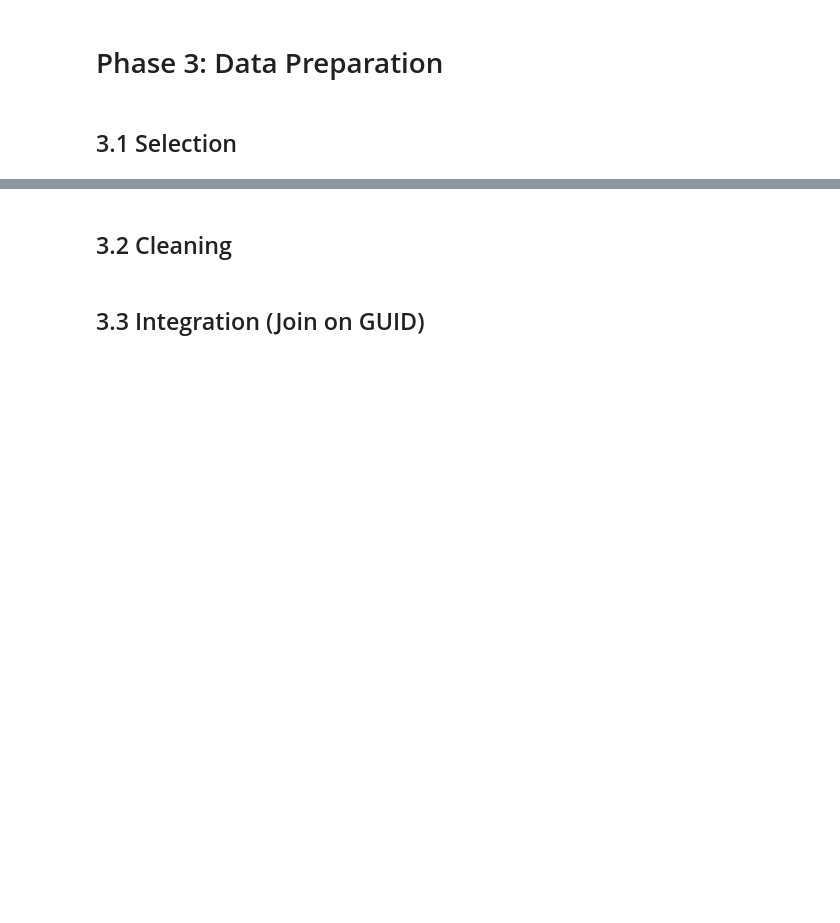
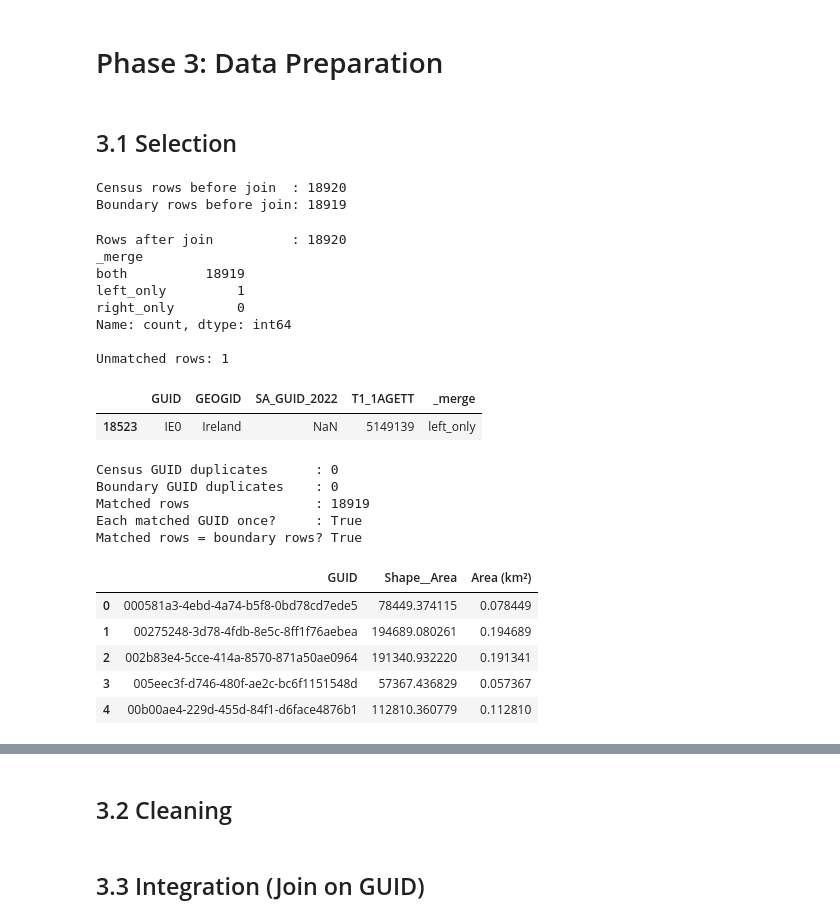
Before and after one commit to SwoopCodes/Data-Analytics_Irish-housing-density, a Jupyter notebook: notebooks/CA2_CRISP_DM_Notebook.ipynb, the cells around one changed output, grey strips where cells are left out. Drawn from its saved outputs; the diff is of its cells as text; code cells hidden in the pictures; blank space fills up the shorter version.

```diff
--- a/notebooks/CA2_CRISP_DM_Notebook.ipynb
+++ b/notebooks/CA2_CRISP_DM_Notebook.ipynb
@@ -708,3 +708,52 @@ Small areas are designed to hold roughly 80–120 homes each, so `% of small are
 # Phase 3: Data Preparation
 # %% [markdown]
 ## 3.1 Selection
+# %%
+print("Census rows before join  :", len(census))
+print("Boundary rows before join:", len(boundary))
+
+merged = census.merge(
+    boundary, left_on="GUID", right_on="SA_GUID_2022",
+    how="outer", validate="one_to_one", indicator=True,
+)
+
+print("Rows after join          :", len(merged))
+print(merged["_merge"].value_counts())
+
+unmatched = merged[merged["_merge"] != "both"]
+print("\nUnmatched rows:", len(unmatched))
+display(unmatched[["GUID", "GEOGID", "SA_GUID_2022", "T1_1AGETT", "_merge"]])
+
+matched = merged[merged["_merge"] == "both"]
+print("Census GUID duplicates      :", census["GUID"].duplicated().sum())
+print("Boundary GUID duplicates    :", boundary["SA_GUID_2022"].duplicated().sum())
+print("Matched rows                :", len(matched))
+print("Each matched GUID once?     :", matched["GUID"].is_unique)
+print("Matched rows = boundary rows?", len(matched) == len(boundary))
+
+merged["Area (km²)"] = merged["Shape__Area"] / 1_000_000
+merged[["GUID", "Shape__Area", "Area (km²)"]].head()
+# %% [output]
+Census rows before join  : 18920
+Boundary rows before join: 18919
+Rows after join          : 18920
+_merge
+both          18919
+left_only         1
+right_only        0
+Name: count, dtype: int64
+
+Unmatched rows: 1
+|  | GUID | GEOGID | SA_GUID_2022 | T1_1AGETT | _merge |
+| 18523 | IE0 | Ireland | NaN | 5149139 | left_only |
+Census GUID duplicates      : 0
+Boundary GUID duplicates    : 0
+Matched rows                : 18919
+Each matched GUID once?     : True
+Matched rows = boundary rows? True
+|  | GUID | Shape__Area | Area (km²) |
+| 0 | 000581a3-4ebd-4a74-b5f8-0bd78cd7ede5 | 78449.374115 | 0.078449 |
+| 1 | 00275248-3d78-4fdb-8e5c-8ff1f76aebea | 194689.080261 | 0.194689 |
+| 2 | 002b83e4-5cce-414a-8570-871a50ae0964 | 191340.932220 | 0.191341 |
+| 3 | 005eec3f-d746-480f-ae2c-bc6f1151548d | 57367.436829 | 0.057367 |
+| 4 | 00b00ae4-229d-455d-84f1-d6face4876b1 | 112810.360779 | 0.112810 |
```
Also changed, not shown: parts of 1 cell of this notebook.
